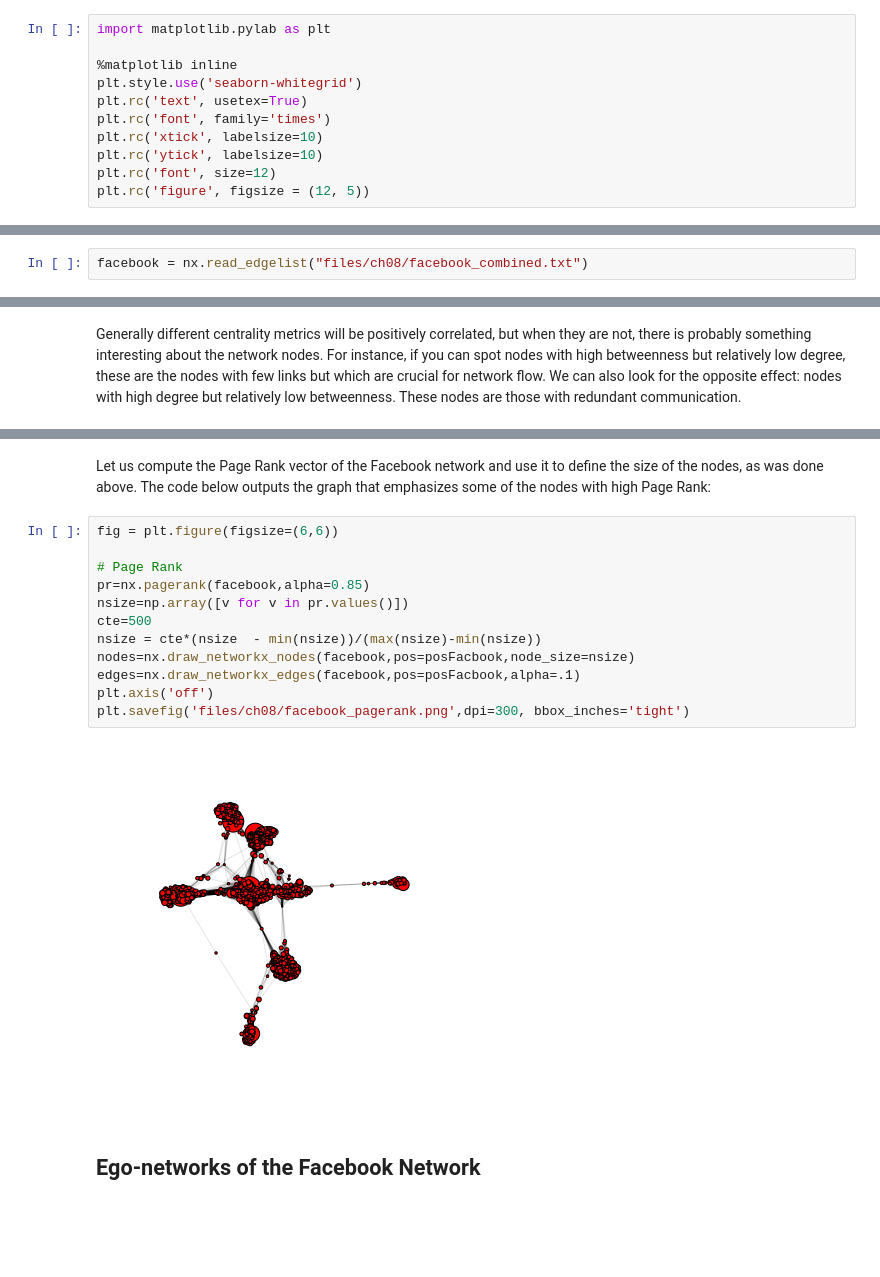
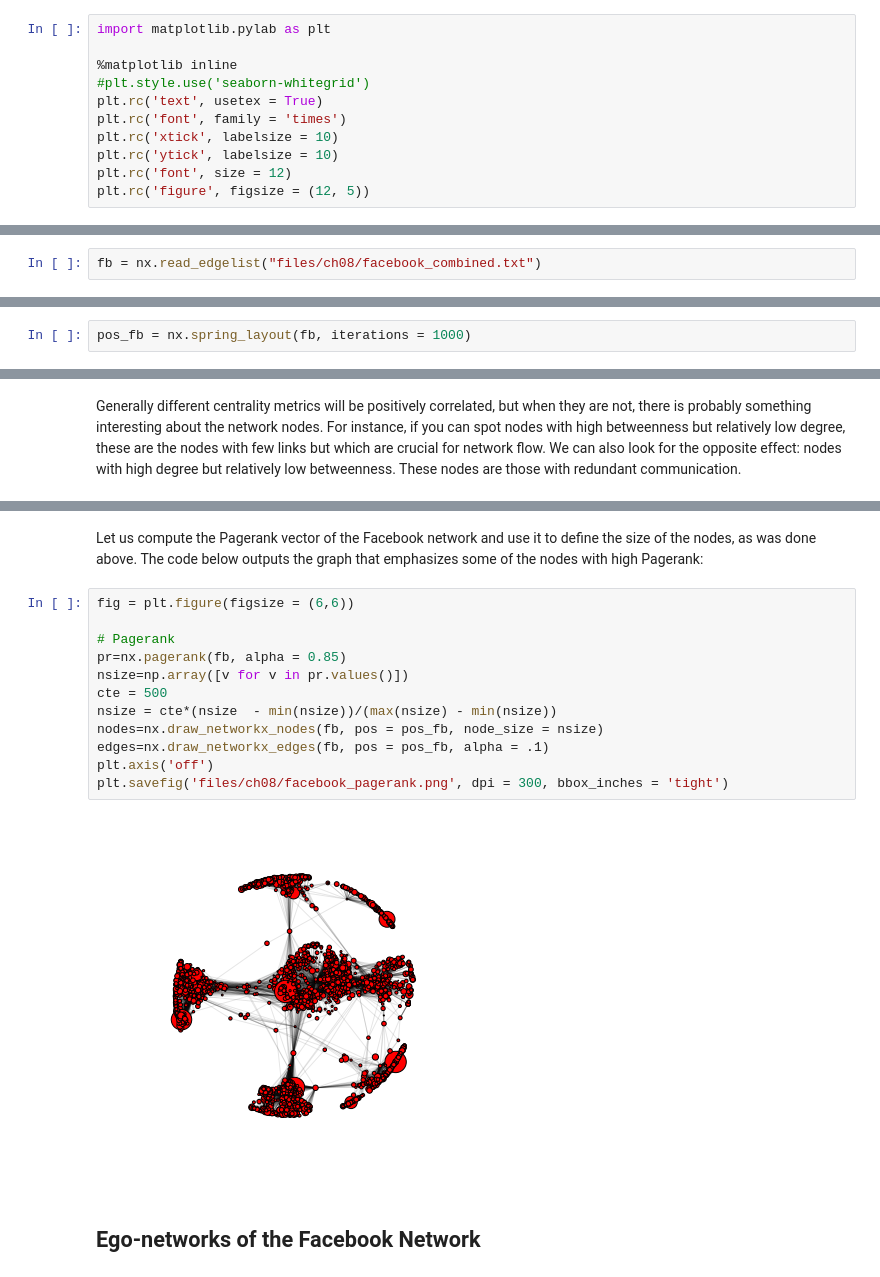
Before and after one commit to DataScienceUB/introduction-datascience-python-book, a Jupyter notebook: ch08_Network_Analysis.ipynb, the cells around one changed output, grey strips where cells are left out. Drawn from its saved outputs; the diff is of its cells as text; blank space fills up the shorter version.

```diff
--- a/ch08_Network_Analysis.ipynb
+++ b/ch08_Network_Analysis.ipynb
@@ -14,12 +14,12 @@ import networkx as nx
 import matplotlib.pylab as plt
 
 %matplotlib inline
-plt.style.use('seaborn-whitegrid')
-plt.rc('text', usetex=True)
-plt.rc('font', family='times')
-plt.rc('xtick', labelsize=10)
-plt.rc('ytick', labelsize=10)
-plt.rc('font', size=12)
+#plt.style.use('seaborn-whitegrid')
+plt.rc('text', usetex = True)
+plt.rc('font', family = 'times')
+plt.rc('xtick', labelsize = 10)
+plt.rc('ytick', labelsize = 10)
+plt.rc('font', size = 12)
 plt.rc('figure', figsize = (12, 5))
 # %% [markdown]
 ## Begining with NetworkX
@@ -69,7 +88,7 @@ Let's load the Facebook network into NetworkX.
 The network consists of an undirected and unweighted network that contains friendships between users of Facebook.
 The facebook dataset is defined by an edge list, so the file is a plain text file with one edge per line. The file is uncompressed and ready to load as follows.
 # %%
-facebook = nx.read_edgelist("files/ch08/facebook_combined.txt")
+fb = nx.read_edgelist("files/ch08/facebook_combined.txt")
 # %% [markdown]
 First, we can extract information from the graph without visualizing it. Basic graph properties include number of nodes, of edges and average degree.
 # %%
@@ -326,0 +293,2 @@ plt.savefig('files/ch08/facebook_Closeness.png',dpi=300, bbox_inches='tight')
+# %%
+pos_fb = nx.spring_layout(fb, iterations = 1000)
@@ -342,22 +359,22 @@ However, there are ways to objectively rank the relative importance of webpages.
 Intuitively, a page has a high rank if the sum of the ranks of its incoming edges is high. This considers both cases when a page has many incoming links and when a page has a few highly ranked incoming links.
 Nowadays, a variant of the algorithm is used by Google. It does not only use information on the number of links pointing into and out of a website, but uses many more variables.
 # %% [markdown]
-Let us compute the Page Rank vector of the Facebook network and use it to define the size of the nodes, as was done above.
-The code below outputs the graph that emphasizes some of the nodes with high Page Rank:
+Let us compute the Pagerank vector of the Facebook network and use it to define the size of the nodes, as was done above.
+The code below outputs the graph that emphasizes some of the nodes with high Pagerank:
 # %%
-fig = plt.figure(figsize=(6,6))
+fig = plt.figure(figsize = (6,6))
 
-# Page Rank
-pr=nx.pagerank(facebook,alpha=0.85)
+# Pagerank
+pr=nx.pagerank(fb, alpha = 0.85)
 nsize=np.array([v for v in pr.values()])
-cte=500
-nsize = cte*(nsize  - min(nsize))/(max(nsize)-min(nsize))
-nodes=nx.draw_networkx_nodes(facebook,pos=posFacbook,node_size=nsize)
-edges=nx.draw_networkx_edges(facebook,pos=posFacbook,alpha=.1)
+cte = 500
+nsize = cte*(nsize  - min(nsize))/(max(nsize) - min(nsize))
+nodes=nx.draw_networkx_nodes(fb, pos = pos_fb, node_size = nsize)
+edges=nx.draw_networkx_edges(fb, pos = pos_fb, alpha = .1)
 plt.axis('off')
-plt.savefig('files/ch08/facebook_pagerank.png',dpi=300, bbox_inches='tight')
+plt.savefig('files/ch08/facebook_pagerank.png', dpi = 300, bbox_inches = 'tight')
 # %% [output]
-[figure, old version]
+[figure, new version]
 # %% [markdown]
 ## Ego-networks of the Facebook Network
 # %% [markdown]
```
Also changed, not shown: parts of 80 cells of this notebook.
